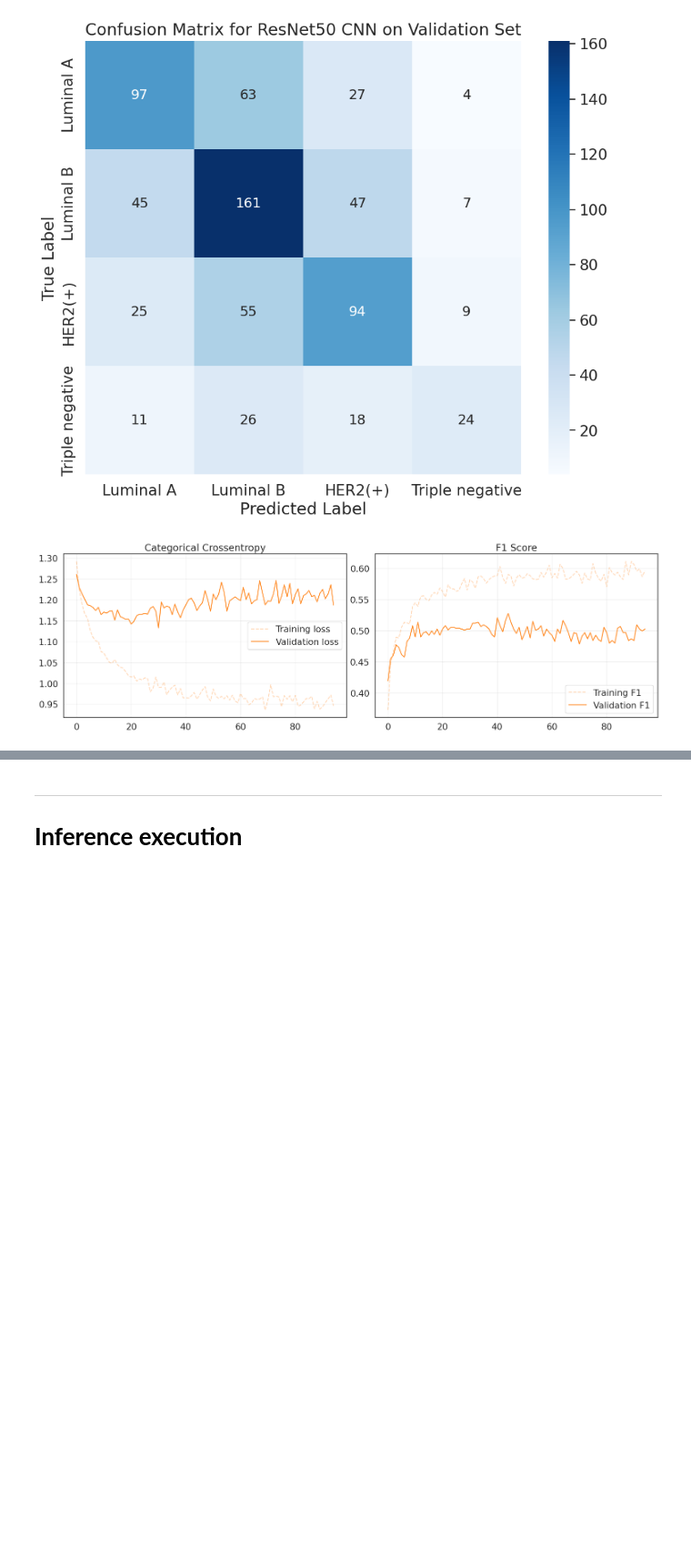
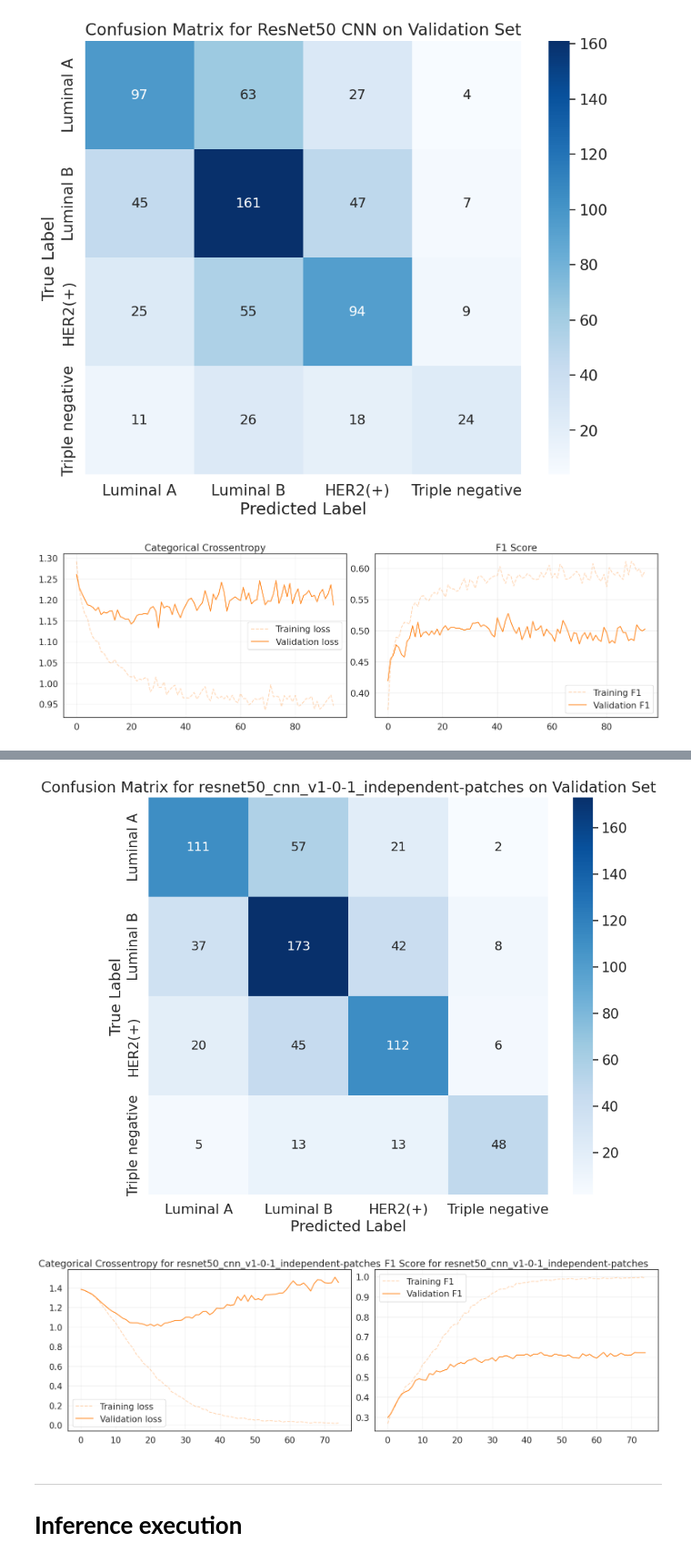
Before and after one commit to Luca4Spreafico/CHALLENGE-2---Ibuprofen, a Jupyter notebook: DP_AN2DL_SC_v1.ipynb, the cells around one changed output, grey strips where cells are left out. Shown at 91% size. Cells and saved outputs as stored; diff of their text form; code cells hidden in the pictures; blank space fills up the shorter version.

```diff
--- a/DP_AN2DL_SC_v1.ipynb
+++ b/DP_AN2DL_SC_v1.ipynb
@@ -1347,0 +1794,14 @@ plt.show()
+# %%
+# Instantiate CNN model and move to computing device (CPU/GPU)
+resnet_model_1_0_2 = ResNet50Model(
+    num_classes=num_classes,
+    dropout_rate=DROPOUT_RATE,
+    freeze_backbone=FREEZE_BACKBONE,
+    num_fc_layers=NUM_FC_LAYERS,
+    fc_neurons=FC_NEURONS
+).to(device)
+
+# Display model architecture summary
+summary(resnet_model_1_0_2, input_size=input_shape)
+model_graph = draw_graph(resnet_model_1_0_2, input_size=(BATCH_SIZE,)+input_shape, expand_nested=True)
+model_graph.visual_graph
@@ -1347,0 +1862,26 @@ plt.show()
+# %%
+%%time
+# Train model and track training history
+resnet_model_1_0_2, resnet_1_0_2_history = fit(
+    model=resnet_model_1_0_2,
+    train_loader=train_loader,
+    val_loader=val_loader,
+    epochs=EPOCHS,
+    criterion=criterion,
+    optimizer=optimizer,
+    scaler=scaler,
+    device=device,
+    writer=writer,
+    verbose=1,
+    experiment_name=experiment_name,
+    patience=PATIENCE
+)
+
+# Update best model if current performance is superior
+if resnet_1_0_2_history['val_f1'][-1] > best_performance:
+    best_model = resnet_model_1_0_2
+    best_performance = resnet_1_0_2_history['val_f1'][-1]
+
+# Calculate and print the final validation F1 score
+final_val_f1 = round(max(resnet_1_0_2_history['val_f1']) * 100, 2)
+print(f'Final validation F1 score: {final_val_f1}%')
@@ -1348,3 +1902,10 @@ plt.show()
+# %%
+# @title Insights
+plot_confusion_matrix(resnet_model_1_0_2, val_loader, device, ds_train, experiment_name)
+plot_training_history(resnet_1_0_2_history, experiment_name)
+# %% [output]
+[figure, added]
+[figure, added]
 # %% [markdown]
 ---
 # **Inference execution**
```
Also changed, not shown: parts of 30 cells of this notebook.
